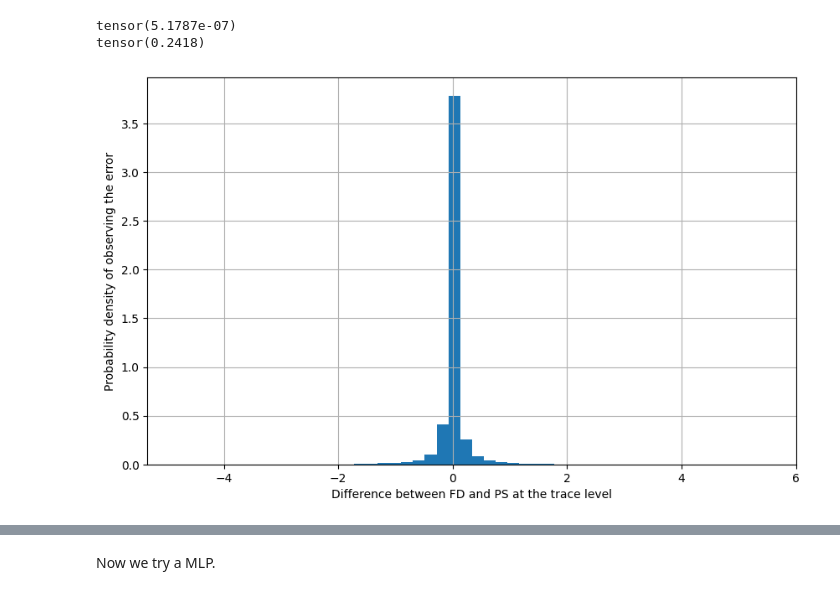
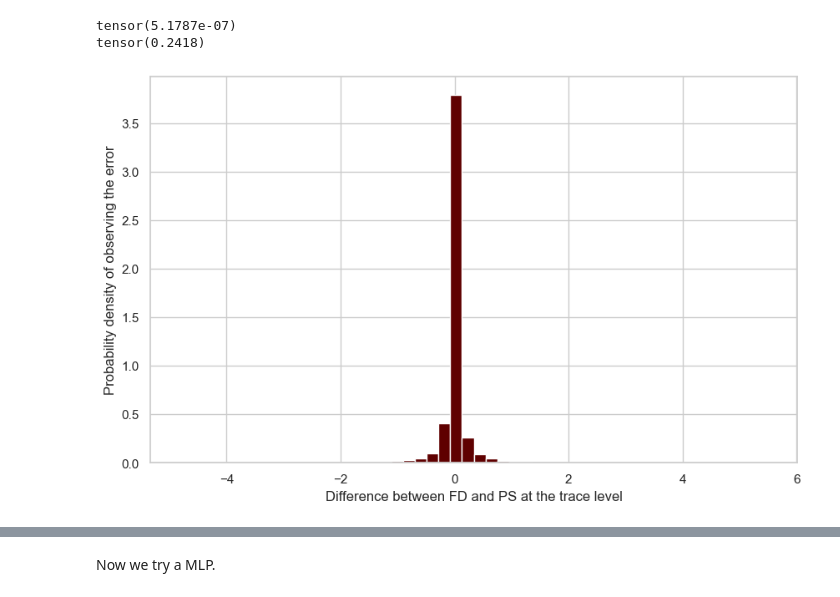
Before and after one commit to pascaltribel/does_knowledge_help, a Jupyter notebook: Pipeline.ipynb, the cells around one changed output, grey strips where cells are left out. Cells and saved outputs as stored; diff of their text form; code cells hidden in the pictures.

```diff
--- a/Pipeline.ipynb
+++ b/Pipeline.ipynb
@@ -1,7 +1,22 @@
 # %%
-%loadlibs
+import numpy as np
+import matplotlib.pyplot as plt
+import torch
+import torch.nn as nn
+import torch.optim as optim
+from tqdm.auto import tqdm
 import sklearn
 from sklearn.linear_model import LinearRegression
 from sklearn.decomposition import PCA
 from utils import rnmse
-from torch.utils.data import TensorDataset, DataLoader
+from xgboost import XGBRegressor
+from sklearn.model_selection import cross_val_score
+from sklearn.pipeline import Pipeline
+from skorch import NeuralNet
+from sklearn.compose import TransformedTargetRegressor
+from sklearn.ensemble import ExtraTreesRegressor
+import pandas as pd
+import seaborn as sns
+sns.set_style('whitegrid')
+sns.set_context('notebook')
+sns.set_palette('hot', n_colors=7)
@@ -53,9 +68,9 @@ Test RNSME: 0.38336923718452454
 First question: how well can the problem of getting $y$ (PS), knowing $x$ (FD) using a linear regression be solved ?
 # %%
 x_np, y_np, c_np = x.numpy(), y.numpy(), c.numpy()
-x_np, y_np, c_np = x_np.reshape((x_np.shape[0], -1)), y_np.reshape((y_np.shape[0], -1)), c_np.reshape((c_np.shape[0], -1))
+x_np_reshaped, y_np_reshaped, c_np_reshaped = x_np.reshape((x_np.shape[0], -1)), y_np.reshape((y_np.shape[0], -1)), c_np.reshape((c_np.shape[0], -1))
 x_test_np, y_test_np, c_test_np = x_test.numpy(), y_test.numpy(), c_test.numpy()
-x_test_np, y_test_np, c_test_np = x_test_np.reshape((x_test_np.shape[0], -1)), y_test_np.reshape((y_test_np.shape[0], -1)), c_test_np.reshape((c_test_np.shape[0], -1))
+x_test_np_reshaped, y_test_np_reshaped, c_test_np_reshaped = x_test_np.reshape((x_test_np.shape[0], -1)), y_test_np.reshape((y_test_np.shape[0], -1)), c_test_np.reshape((c_test_np.shape[0], -1))
 # %%
 print(torch.mean(y-x))
 print(torch.std(y-x))
@@ -65,11 +80,11 @@ tensor(0.2418)
 # %%
 plt.figure(figsize=(10, 6))
 plt.hist(y_np[:1024].flatten()-x_np[:1024].flatten(), density=True, bins=50)
-plt.grid()
+plt.grid(True)
 plt.xlabel("Difference between FD and PS at the trace level")
 plt.ylabel("Probability density of observing the error")
 plt.savefig("error_analysis.jpg", dpi=150)
 plt.show()
 # %% [output]
-[figure, old version]
+[figure, new version]
 # %%
```
Also changed, not shown: parts of 35 cells of this notebook, 4 other files.
